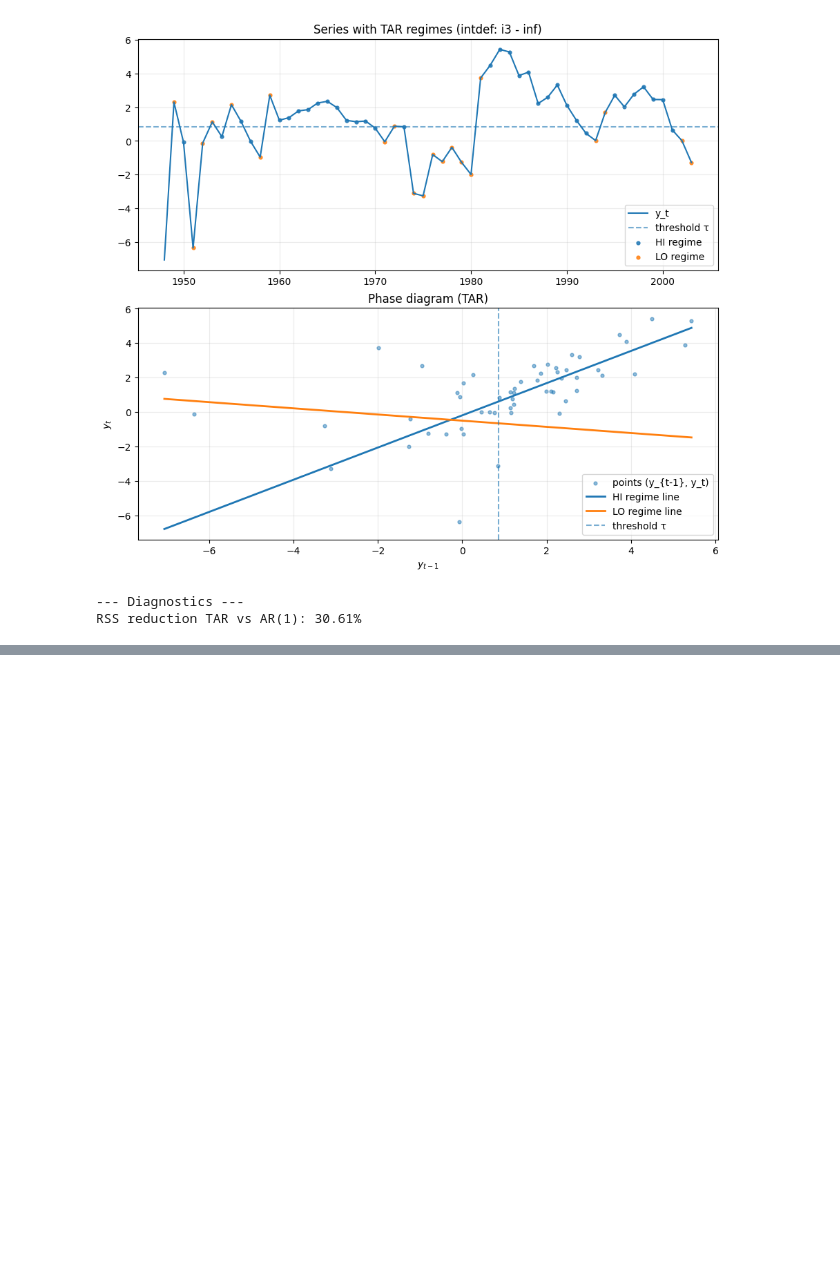
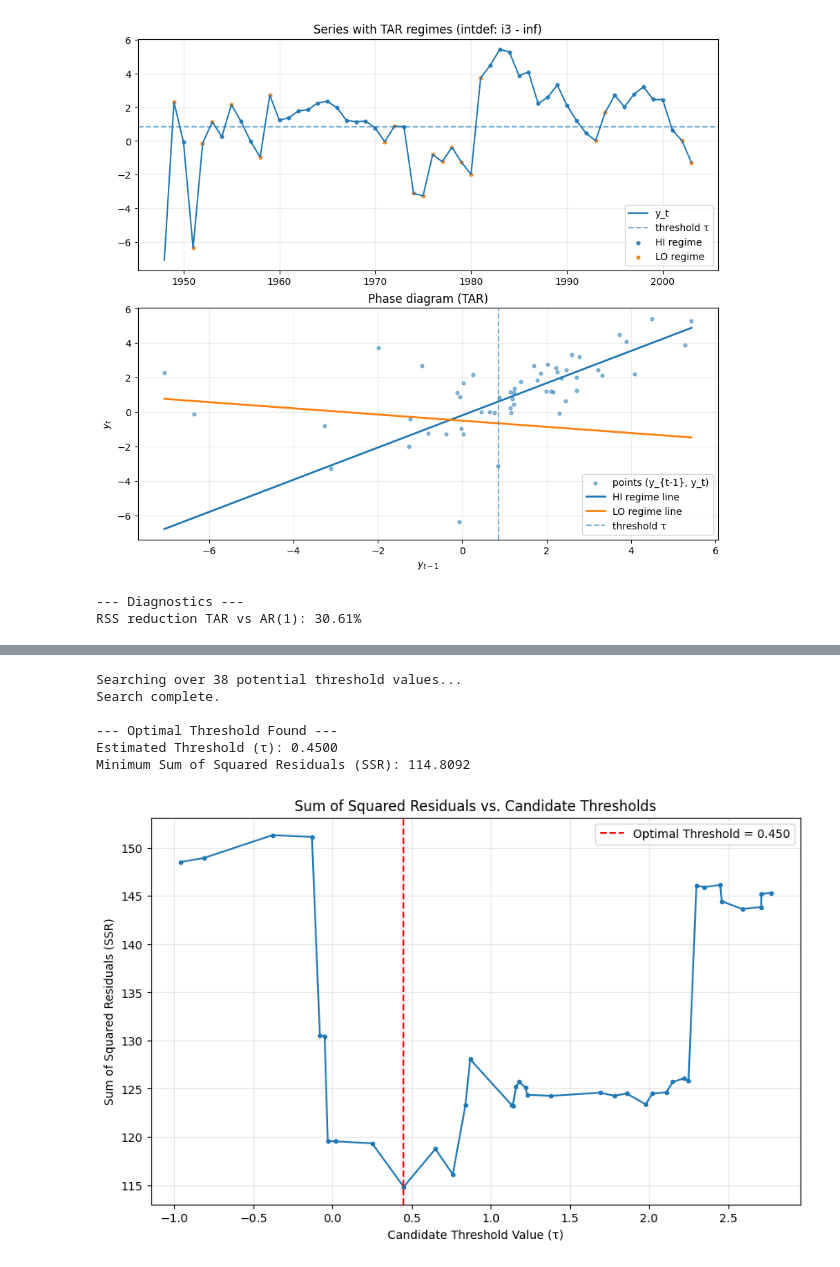
Before and after one commit to davescordova/Applied-Econometric-Time-Series-Walter-Enders, a Jupyter notebook: Chapter 7.ipynb, the cells around one changed output, grey strips where cells are left out. Cells and saved outputs as stored; diff of their text form; code cells hidden in the pictures; blank space fills up the shorter version.

```diff
--- a/Chapter 7.ipynb
+++ b/Chapter 7.ipynb
@@ -148,0 +687,77 @@ RSS reduction TAR vs AR(1): 30.61%
+# %%
+# ===================================================================
+# Optimal Threshold Estimation for the TAR Model
+# ===================================================================
+
+# 1. Prepare the data
+# We use d=2, so the threshold variable is y_{t-2}
+delay = 2
+y_thresh_var = y.shift(delay)
+y_l1 = y.shift(1)
+
+aligned_data = pd.concat([y, y_l1, y_thresh_var], axis=1).dropna()
+aligned_data.columns = ['y_t', 'y_l1', 'y_thresh']
+y_t_search = aligned_data['y_t']
+y_l1_search = aligned_data['y_l1']
+y_thresh_search = aligned_data['y_thresh']
+
+# 2. Define the set of candidate thresholds
+# Sort the unique values of the threshold variable
+sorted_thresholds = np.unique(y_thresh_search)
+
+# Trim the top and bottom 15% as suggested by the textbook
+n = len(sorted_thresholds)
+trim_lower = int(n * 0.15)
+trim_upper = int(n * 0.85)
+candidate_thresholds = sorted_thresholds[trim_lower:trim_upper]
+
+# 3. Perform the grid search
+results = []
+print(f"Searching over {len(candidate_thresholds)} potential threshold values...")
+
+for tau in candidate_thresholds:
+    # Create indicator variable for the current threshold 'tau'
+    indicator = (y_thresh_search > tau).astype(int)
+
+    # Construct regressors for a simple TAR(1) model in each regime
+    X_search = pd.DataFrame({
+        "const_upper": indicator,
+        "y1_upper": y_l1_search * indicator,
+        "const_lower": 1 - indicator,
+        "y1_lower": y_l1_search * (1 - indicator)
+    }, index=y_t_search.index)
+
+    # Fit the model and store the SSR (Sum of Squared Residuals)
+    res = sm.OLS(y_t_search, X_search).fit()
+    results.append({'threshold': tau, 'ssr': res.ssr})
+
+print("Search complete.")
+
+# 4. Find the optimal threshold that minimizes the SSR
+results_df = pd.DataFrame(results)
+best_result = results_df.loc[results_df['ssr'].idxmin()]
+optimal_threshold = best_result['threshold']
+min_ssr = best_result['ssr']
+
+print("\n--- Optimal Threshold Found ---")
+print(f"Estimated Threshold (τ): {optimal_threshold:.4f}")
+print(f"Minimum Sum of Squared Residuals (SSR): {min_ssr:.4f}")
+
+# 5. Plot the results
+plt.figure(figsize=(10, 6))
+plt.plot(results_df['threshold'], results_df['ssr'], marker='.', linestyle='-')
+plt.axvline(x=optimal_threshold, color='r', linestyle='--', label=f'Optimal Threshold = {optimal_threshold:.3f}')
+plt.title('Sum of Squared Residuals vs. Candidate Thresholds')
+plt.xlabel('Candidate Threshold Value (τ)')
+plt.ylabel('Sum of Squared Residuals (SSR)')
+plt.legend()
+plt.grid(alpha=0.3)
+plt.show()
+# %% [output]
+Searching over 38 potential threshold values...
+Search complete.
+
+--- Optimal Threshold Found ---
+Estimated Threshold (τ): 0.4500
+Minimum Sum of Squared Residuals (SSR): 114.8092
+[figure, added]
```
Also changed, not shown: parts of 12 cells of this notebook, 1 other file.
